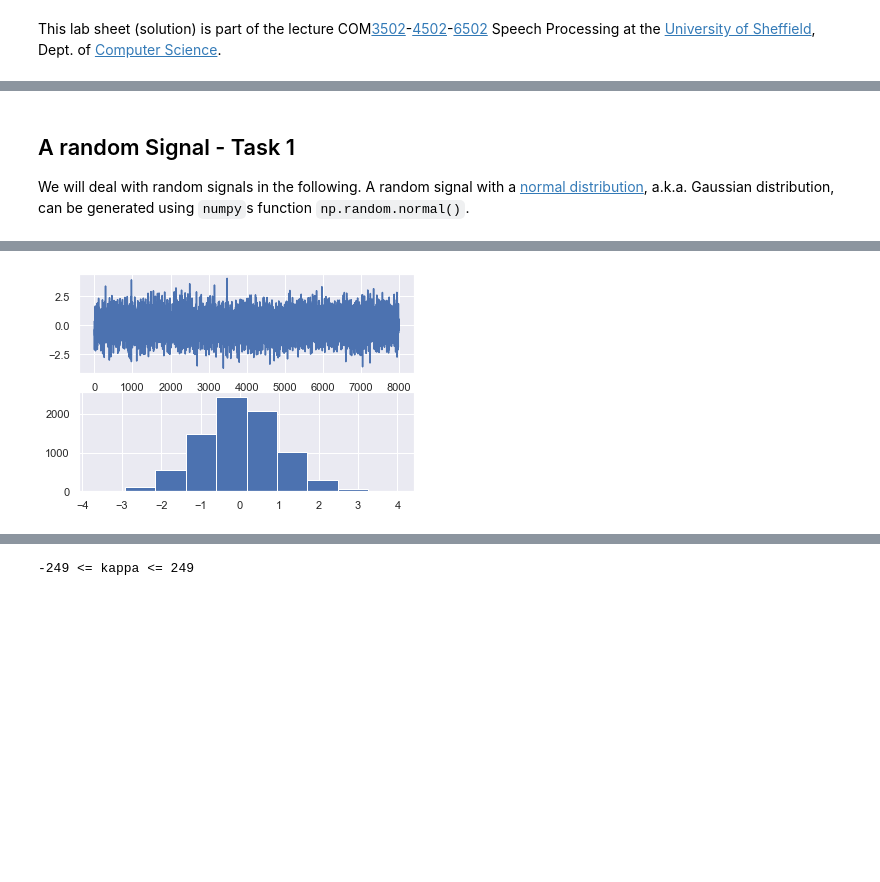
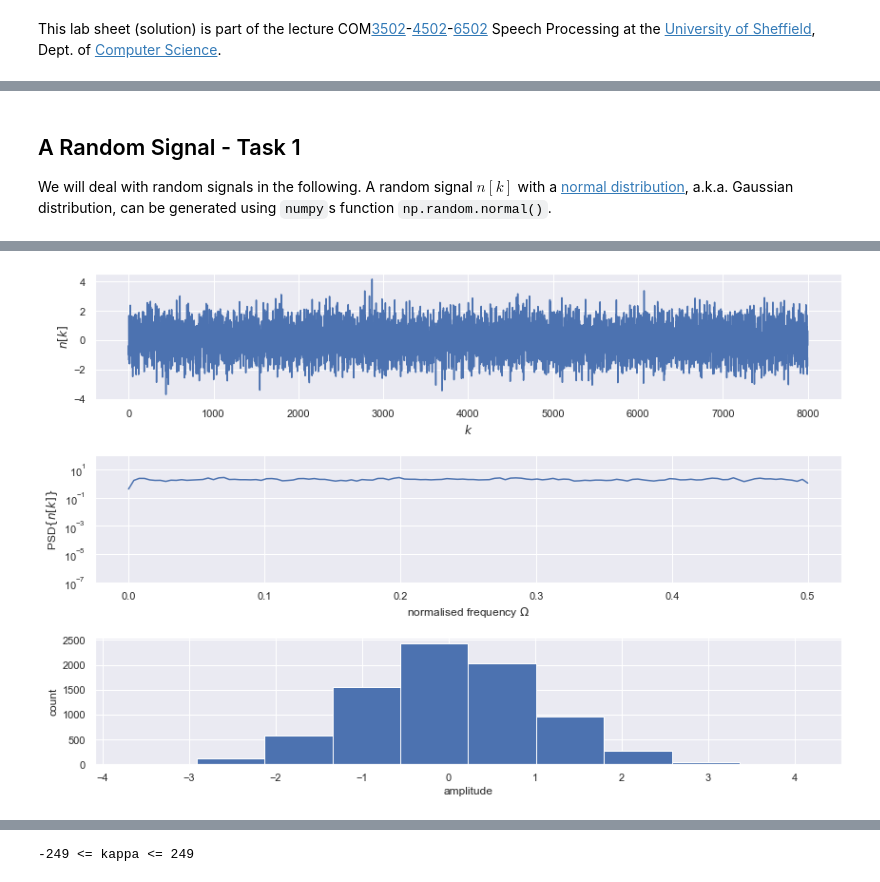
Before and after one commit to sap-shef/SpeechProcesssingLab, a Jupyter notebook: Lab-Sheet-Solutions/Lab-Sheet-7-Solution.ipynb, the cells around one changed output, grey strips where cells are left out. Saved outputs shown, nothing was run; the diff lists cells and outputs as text; code cells hidden in the pictures; blank space fills up the shorter version.

```diff
--- a/Lab-Sheet-Solutions/Lab-Sheet-7-Solution.ipynb
+++ b/Lab-Sheet-Solutions/Lab-Sheet-7-Solution.ipynb
@@ -18,21 +20,40 @@ from IPython import display as ipd
 # %% [markdown]
-## A random Signal - Task 1
+## A Random Signal - Task 1
 
-We will deal with random signals in the following. A random signal with a [normal distribution](https://en.wikipedia.org/wiki/Normal_distribution), a.k.a. Gaussian distribution, can be generated using `numpy`s function `np.random.normal()`.
+We will deal with random signals in the following. A random signal $n[k]$ with a [normal distribution](https://en.wikipedia.org/wiki/Normal_distribution), a.k.a. Gaussian distribution, can be generated using `numpy`s function `np.random.normal()`.
 # %%
 # create a normally distributed random signal of legth 1 second
 noise=np.random.normal(size=8000)
 
+plt.figure(figsize=(12,8))
+
 # visualise the signal
-plt.subplot(2,1,1)
+plt.subplot(3,1,1)
 plt.plot(noise)
+plt.xlabel('$k$')
+plt.ylabel('$n[k]$')
+
+# show power spectral dendity
+plt.subplot(3,1,2)
+Omega, Pxx = sig.welch(noise)
+plt.semilogy(Omega, Pxx)
+plt.ylim([1e-7, 1e2])
+
+plt.xlabel('normalised frequency $\Omega$')
+
+plt.ylabel('PSD$\{n[k]\}$')
+#plt.plot(1/len(noise)*np.abs(np.fft.fft(noise)**2))
 
 # visualise the histogram
-plt.subplot(2,1,2)
+plt.subplot(3,1,3)
 plt.hist(noise)
+plt.xlabel('amplitude')
+plt.ylabel('count')
+
+plt.tight_layout()
 
 # listen to the sound file
 ipd.Audio(noise, rate=8000)
 # %% [output]
 [interactive output not drawn]
-[figure, old version]
+[figure, new version]
```
Also changed, not shown: parts of 22 cells of this notebook.
